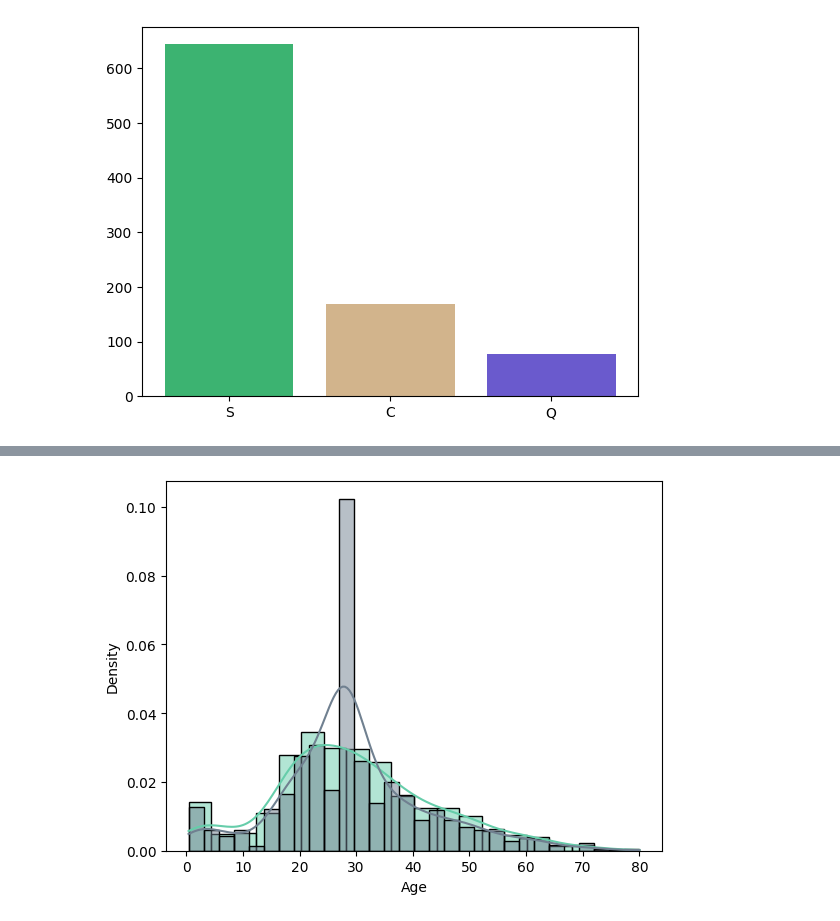
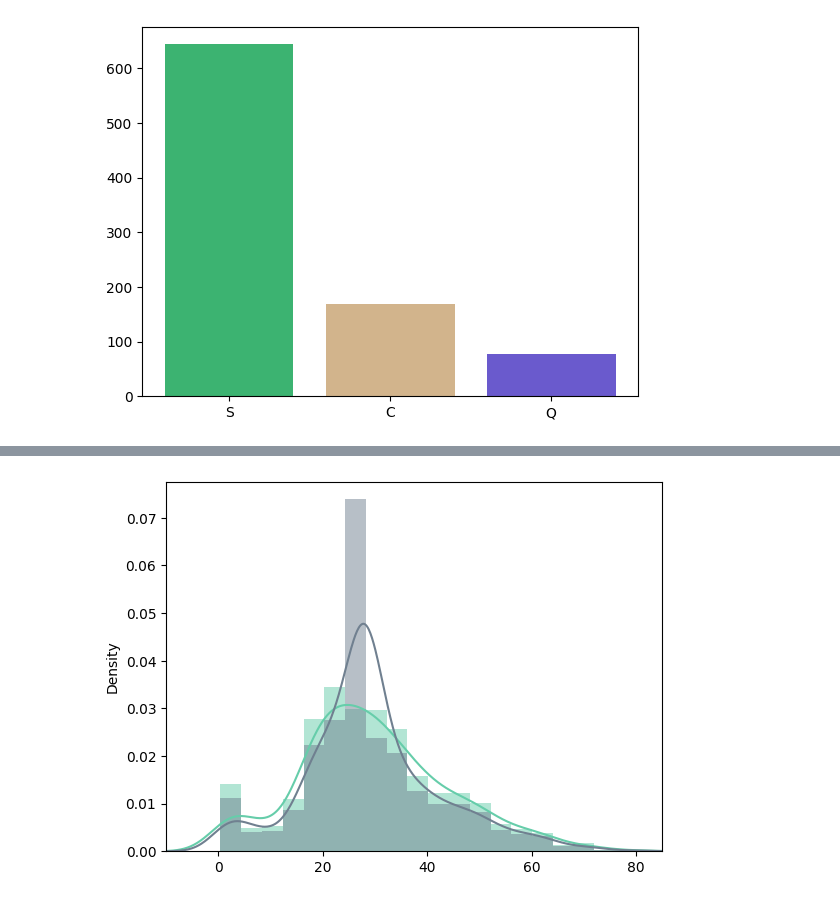
Before and after one commit to An-tianqi/Machine-Learning, a Jupyter notebook: Logistics_Regression.ipynb, the cells around one changed output, grey strips where cells are left out. Saved outputs shown, nothing was run; the diff lists cells and outputs as text; code cells hidden in the pictures.

```diff
--- a/Logistics_Regression.ipynb
+++ b/Logistics_Regression.ipynb
@@ -90,8 +90,13 @@ newTrain2
 891 rows × 11 columns
-# %%
-plt.figure()
-sns.histplot(train['Age'], kde=True, stat="density", color="mediumaquamarine")
-sns.histplot(newTrain2['Age'], kde=True, stat="density", color="slategrey")
-plt.show()
-# %% [output]
-[figure, removed]
+# %%
+plt.figure()
+
+plt.hist(train["Age"], bins=20, color='mediumaquamarine', density=True, stacked=True, alpha=0.5)
+train["Age"].plot(kind='density', color='mediumaquamarine')
+
+plt.hist(newTrain2["Age"], bins=20, color='slategrey', density=True, stacked=True, alpha=0.5)
+newTrain2["Age"].plot(kind='density', color='slategrey')
+plt.xlim(-10,85)
+plt.show()
+# %% [output]
+[figure, added]
```
Also changed, not shown: parts of 15 cells of this notebook.
